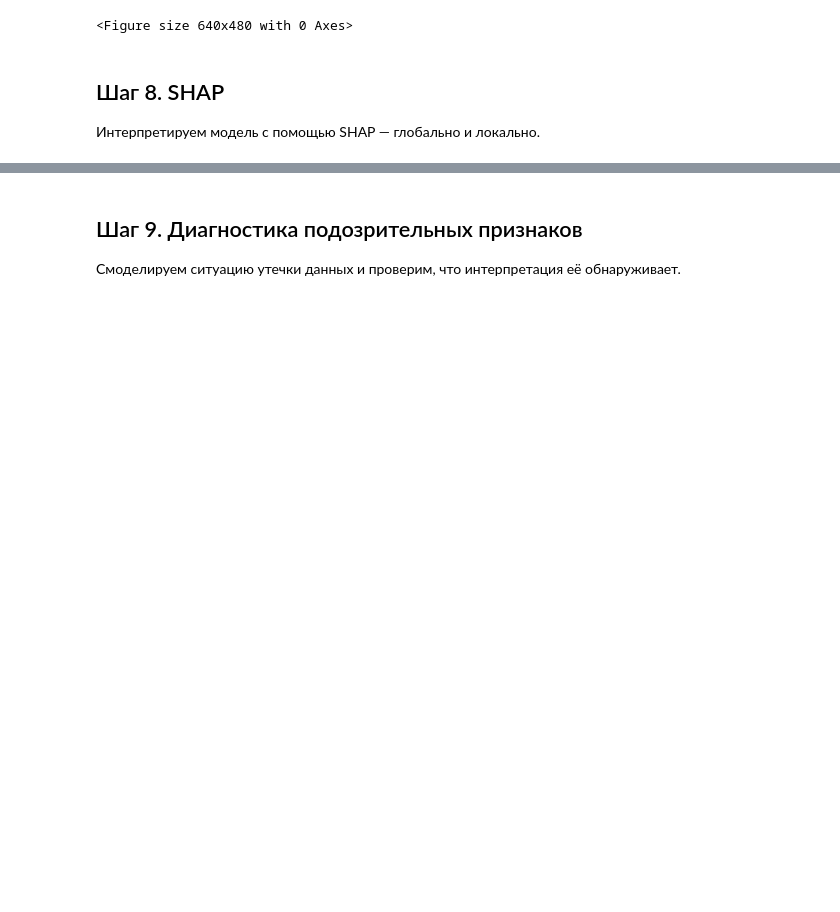
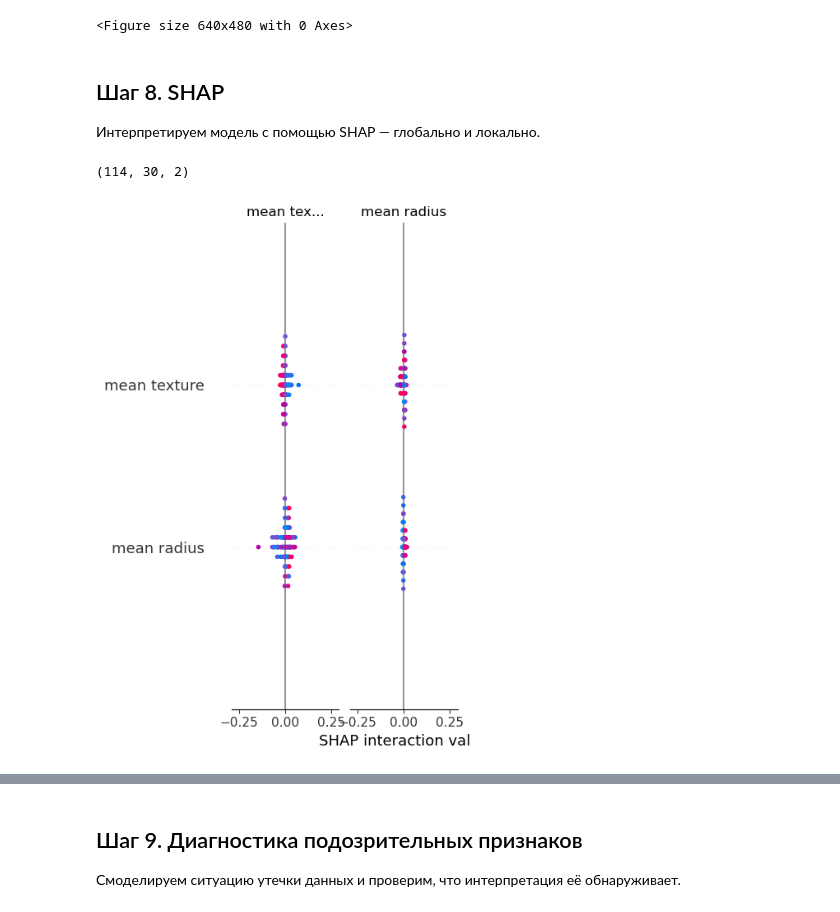
Before and after one commit to isachagit/ML_Homework, a Jupyter notebook: hw10_Interpet/hp_interp_practice_student.ipynb, the cells around one changed output, grey strips where cells are left out. Cells and saved outputs as stored; diff of their text form; code cells hidden in the pictures; blank space fills up the shorter version.

```diff
--- a/hw10_Interpet/hp_interp_practice_student.ipynb
+++ b/hw10_Interpet/hp_interp_practice_student.ipynb
@@ -366,7 +366,6 @@ plt.show()
 Интерпретируем модель с помощью SHAP — глобально и локально.
 # %%
 # Установка SHAP (если не установлен)
-# !pip install shap
 
 import shap
 
@@ -377,17 +376,24 @@ import shap
 # ╚══════════════════════════════════════════════════════════════╝
 
 # YOUR CODE HERE
-# explainer = ...
-# shap_values = ...
+explainer = shap.TreeExplainer(best_rf)
+shap_values = explainer(X_test)
+#X_test.shape
+shap_values.shape
+# %% [output]
+(114, 30, 2)
 # %%
 # ╔══════════════════════════════════════════════════════════════╗
 # ║  ЗАДАНИЕ 8б: Постройте summary plot                          ║
 # ║  Для мультикласса используйте shap_values[1] (класс 1)       ║
 # ║  Ответьте: какие признаки самые важные по SHAP?              ║
 # ║  Совпадает ли с PI из шага 6?                                ║
 # ╚══════════════════════════════════════════════════════════════╝
-
-# YOUR CODE HERE
+# Самые важные признаки - mean texture и mean radius, они не совпадают с PI, потому что PI оценивает изменение ошибки модели при изменении признаков,
+# а SHAP показывает влияние признаков на предсказание модели
+shap.summary_plot(shap_values, X_test)
+# %% [output]
+[figure, added]
 # %%
 # ╔══════════════════════════════════════════════════════════════╗
 # ║  ЗАДАНИЕ 8в: Найдите объект, на котором модель ошиблась      ║
```
Also changed, not shown: parts of 11 cells of this notebook, 4 other files.
